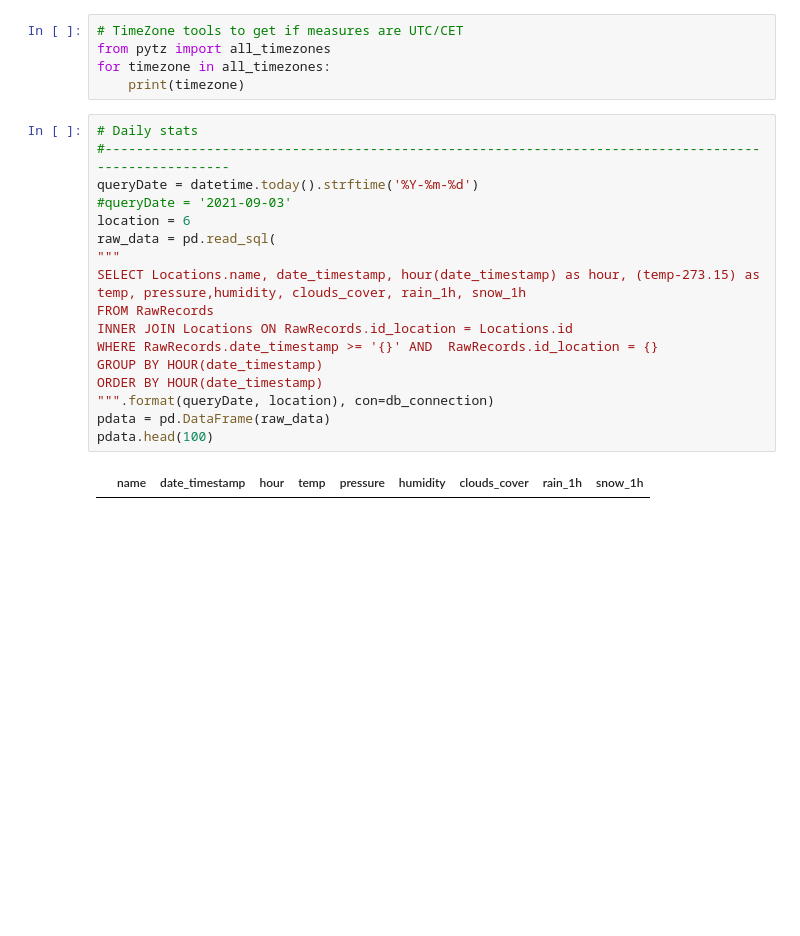
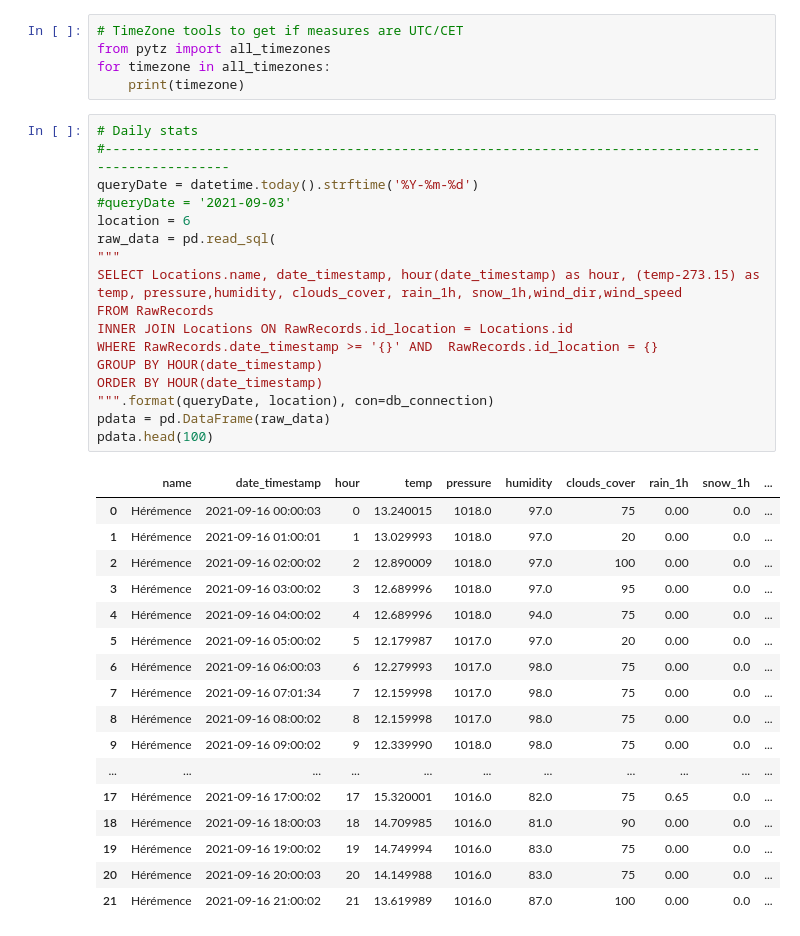
Before and after one commit to denislambret/WeatherDB, a Jupyter notebook: Sandbox_Pandas.ipynb, the cells around one changed output. Cells and saved outputs as stored; diff of their text form; blank space fills up the shorter version.

```diff
--- a/Sandbox_Pandas.ipynb
+++ b/Sandbox_Pandas.ipynb
@@ -133,22 +142,38 @@ for timezone in all_timezones:
 # %%
 # Daily stats
 #-----------------------------------------------------------------------------------------------------
 queryDate = datetime.today().strftime('%Y-%m-%d')
 #queryDate = '2021-09-03'
 location = 6
 raw_data = pd.read_sql(
 """
-SELECT Locations.name, date_timestamp, hour(date_timestamp) as hour, (temp-273.15) as temp, pressure,humidity, clouds_cover, rain_1h, snow_1h
+SELECT Locations.name, date_timestamp, hour(date_timestamp) as hour, (temp-273.15) as temp, pressure,humidity, clouds_cover, rain_1h, snow_1h,wind_dir,wind_speed
 FROM RawRecords
 INNER JOIN Locations ON RawRecords.id_location = Locations.id
 WHERE RawRecords.date_timestamp >= '{}' AND  RawRecords.id_location = {}
 GROUP BY HOUR(date_timestamp)
 ORDER BY HOUR(date_timestamp)
 """.format(queryDate, location), con=db_connection)
 pdata = pd.DataFrame(raw_data)
 pdata.head(100)
 # %% [output]
-|  | name | date_timestamp | hour | temp | pressure | humidity | clouds_cover | rain_1h | snow_1h |
+|  | name | date_timestamp | hour | temp | pressure | humidity | clouds_cover | rain_1h | snow_1h | ... |
+| 0 | Hérémence | 2021-09-16 00:00:03 | 0 | 13.240015 | 1018.0 | 97.0 | 75 | 0.00 | 0.0 | ... |
+| 1 | Hérémence | 2021-09-16 01:00:01 | 1 | 13.029993 | 1018.0 | 97.0 | 20 | 0.00 | 0.0 | ... |
+| 2 | Hérémence | 2021-09-16 02:00:02 | 2 | 12.890009 | 1018.0 | 97.0 | 100 | 0.00 | 0.0 | ... |
+| 3 | Hérémence | 2021-09-16 03:00:02 | 3 | 12.689996 | 1018.0 | 97.0 | 95 | 0.00 | 0.0 | ... |
+| 4 | Hérémence | 2021-09-16 04:00:02 | 4 | 12.689996 | 1018.0 | 94.0 | 75 | 0.00 | 0.0 | ... |
+| 5 | Hérémence | 2021-09-16 05:00:02 | 5 | 12.179987 | 1017.0 | 97.0 | 20 | 0.00 | 0.0 | ... |
+| 6 | Hérémence | 2021-09-16 06:00:03 | 6 | 12.279993 | 1017.0 | 98.0 | 75 | 0.00 | 0.0 | ... |
+| 7 | Hérémence | 2021-09-16 07:01:34 | 7 | 12.159998 | 1017.0 | 98.0 | 75 | 0.00 | 0.0 | ... |
+| 8 | Hérémence | 2021-09-16 08:00:02 | 8 | 12.159998 | 1017.0 | 98.0 | 75 | 0.00 | 0.0 | ... |
+| 9 | Hérémence | 2021-09-16 09:00:02 | 9 | 12.339990 | 1018.0 | 98.0 | 75 | 0.00 | 0.0 | ... |
+| ... | ... | ... | ... | ... | ... | ... | ... | ... | ... | ... |
+| 17 | Hérémence | 2021-09-16 17:00:02 | 17 | 15.320001 | 1016.0 | 82.0 | 75 | 0.65 | 0.0 | ... |
+| 18 | Hérémence | 2021-09-16 18:00:03 | 18 | 14.709985 | 1016.0 | 81.0 | 90 | 0.00 | 0.0 | ... |
+| 19 | Hérémence | 2021-09-16 19:00:02 | 19 | 14.749994 | 1016.0 | 83.0 | 75 | 0.00 | 0.0 | ... |
+| 20 | Hérémence | 2021-09-16 20:00:03 | 20 | 14.149988 | 1016.0 | 83.0 | 75 | 0.00 | 0.0 | ... |
+| 21 | Hérémence | 2021-09-16 21:00:02 | 21 | 13.619989 | 1016.0 | 87.0 | 100 | 0.00 | 0.0 | ... |
 # %%
 # Set plot size
 plt.figure(figsize=(30, 16))
```
Also changed, not shown: parts of 18 cells of this notebook, 3 other files.
